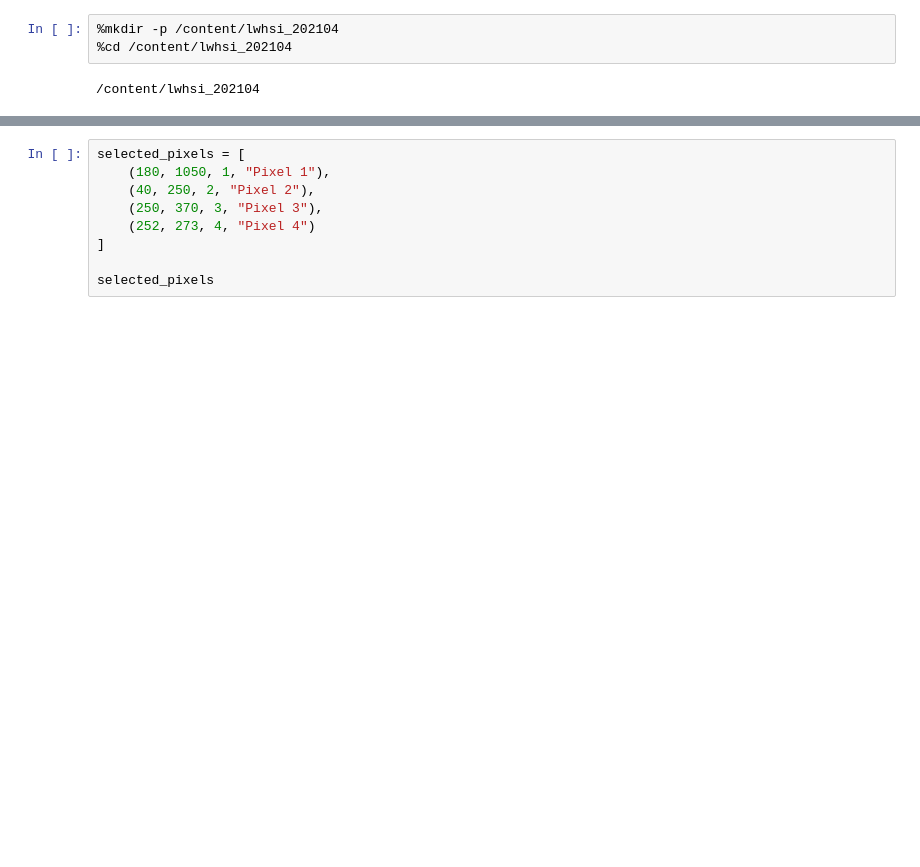
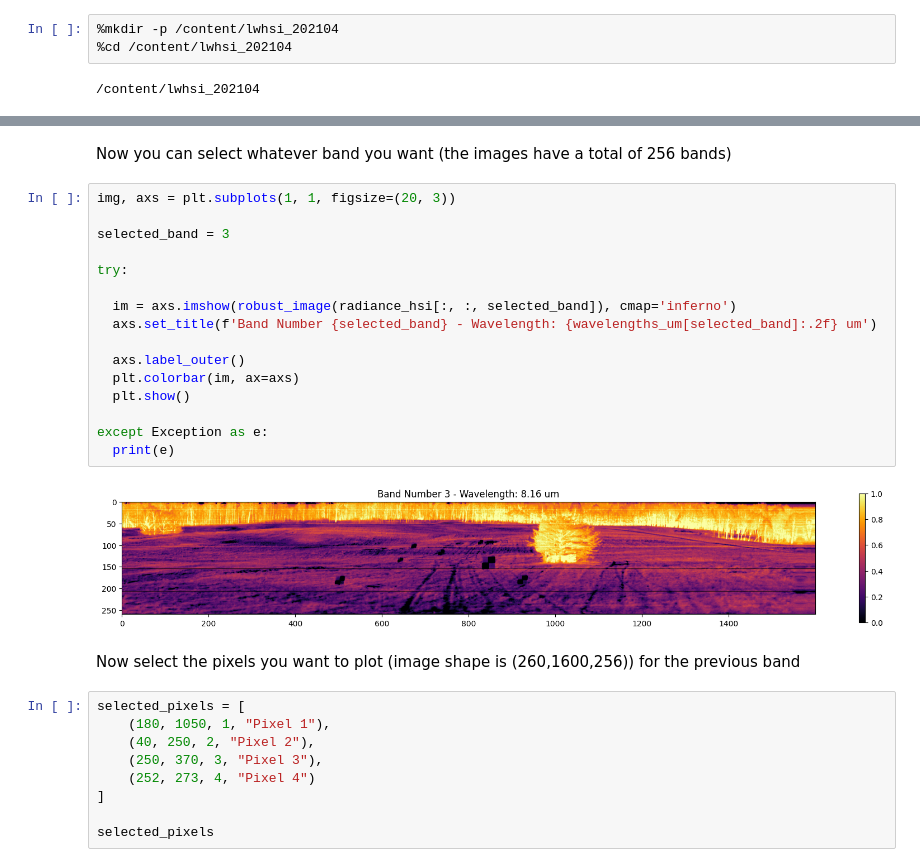
Before and after one commit to MarinPedro/ThermalProject2026_HOCV, a Jupyter notebook: SCV_P.ipynb, the cells around one changed output, grey strips where cells are left out. Drawn from its saved outputs; the diff is of its cells as text; blank space fills up the shorter version.

```diff
--- a/SCV_P.ipynb
+++ b/SCV_P.ipynb
@@ -89,3 +88,25 @@ Elegimos los pixeles que queramos plotear (Las imágenes son 260x1600x256)
+# %% [markdown]
+Now you can select whatever band you want (the images have a total of 256 bands)
+# %%
+img, axs = plt.subplots(1, 1, figsize=(20, 3))
+
+selected_band = 3
+
+try:
+
+  im = axs.imshow(robust_image(radiance_hsi[:, :, selected_band]), cmap='inferno')
+  axs.set_title(f'Band Number {selected_band} - Wavelength: {wavelengths_um[selected_band]:.2f} um')
+
+  axs.label_outer()
+  plt.colorbar(im, ax=axs)
+  plt.show()
+
+except Exception as e:
+  print(e)
+# %% [output]
+[figure, added]
+# %% [markdown]
+Now select the pixels you want to plot (image shape is (260,1600,256)) for the previous band
 # %%
 selected_pixels = [
     (180, 1050, 1, "Pixel 1"),
```
Also changed, not shown: parts of 13 cells of this notebook.
